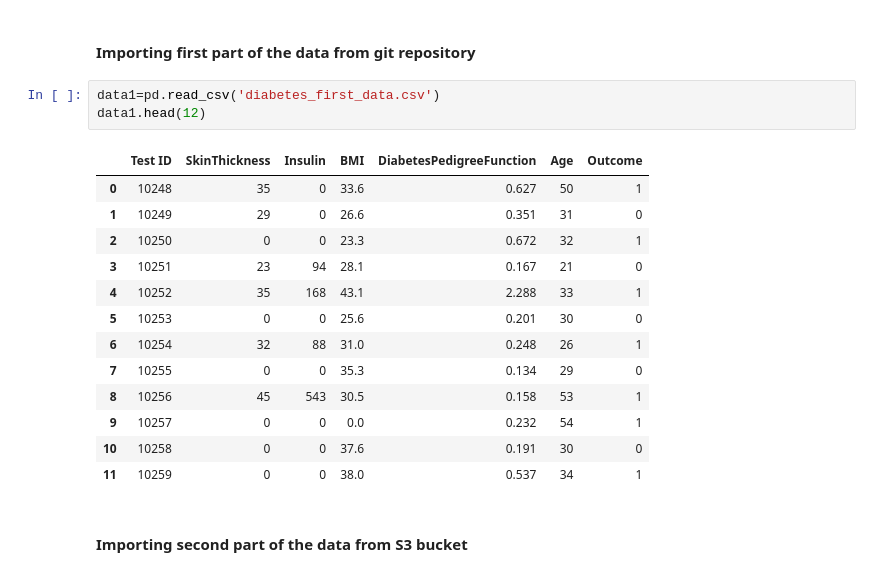
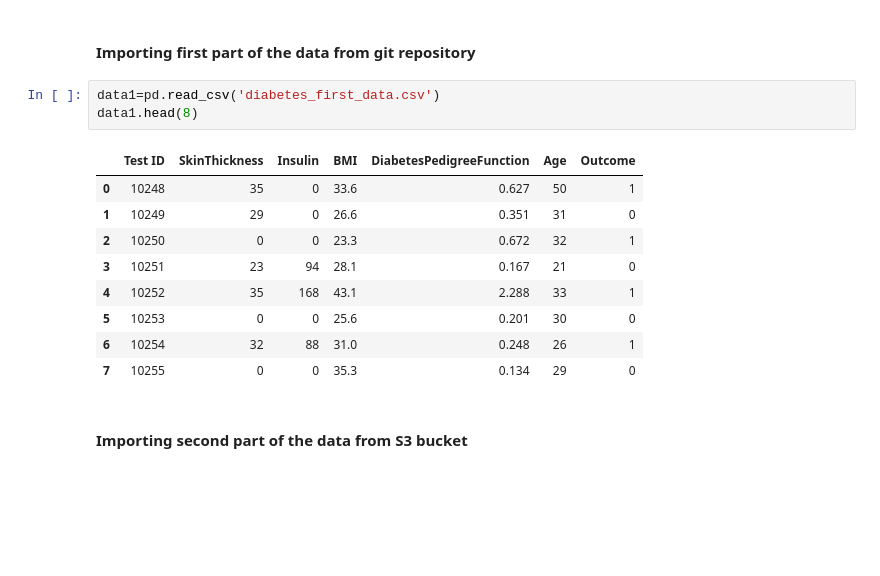
Before and after one commit to gaganscode/ml1, a Jupyter notebook: ML_Diabetes_1.ipynb, the cells around one changed output. Cells and saved outputs as stored; diff of their text form; blank space fills up the shorter version.

```diff
--- a/ML_Diabetes_1.ipynb
+++ b/ML_Diabetes_1.ipynb
@@ -85,21 +85,17 @@ We are using the diabetes dataset and it is divided into two sections. The first
 #### Importing first part of the data from git repository
 # %%
 data1=pd.read_csv('diabetes_first_data.csv')
-data1.head(12)
+data1.head(8)
 # %% [output]
 |  | Test ID | SkinThickness | Insulin | BMI | DiabetesPedigreeFunction | Age | Outcome |
 | 0 | 10248 | 35 | 0 | 33.6 | 0.627 | 50 | 1 |
 | 1 | 10249 | 29 | 0 | 26.6 | 0.351 | 31 | 0 |
 | 2 | 10250 | 0 | 0 | 23.3 | 0.672 | 32 | 1 |
 | 3 | 10251 | 23 | 94 | 28.1 | 0.167 | 21 | 0 |
 | 4 | 10252 | 35 | 168 | 43.1 | 2.288 | 33 | 1 |
 | 5 | 10253 | 0 | 0 | 25.6 | 0.201 | 30 | 0 |
 | 6 | 10254 | 32 | 88 | 31.0 | 0.248 | 26 | 1 |
 | 7 | 10255 | 0 | 0 | 35.3 | 0.134 | 29 | 0 |
-| 8 | 10256 | 45 | 543 | 30.5 | 0.158 | 53 | 1 |
-| 9 | 10257 | 0 | 0 | 0.0 | 0.232 | 54 | 1 |
-| 10 | 10258 | 0 | 0 | 37.6 | 0.191 | 30 | 0 |
-| 11 | 10259 | 0 | 0 | 38.0 | 0.537 | 34 | 1 |
 # %% [markdown]
 #### Importing second part of the data from S3 bucket
 # %%
```
Also changed, not shown: parts of 3 cells of this notebook.
